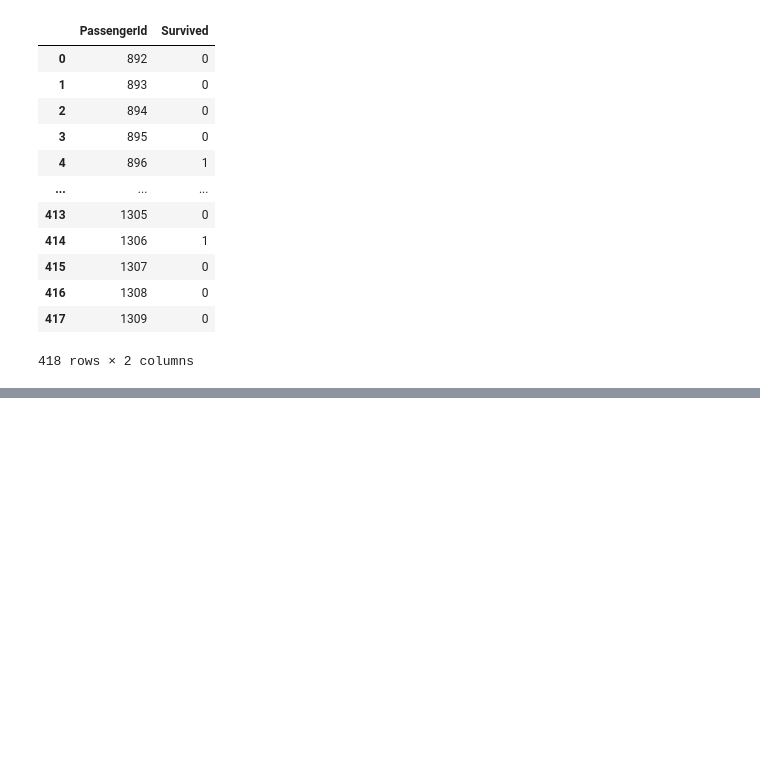
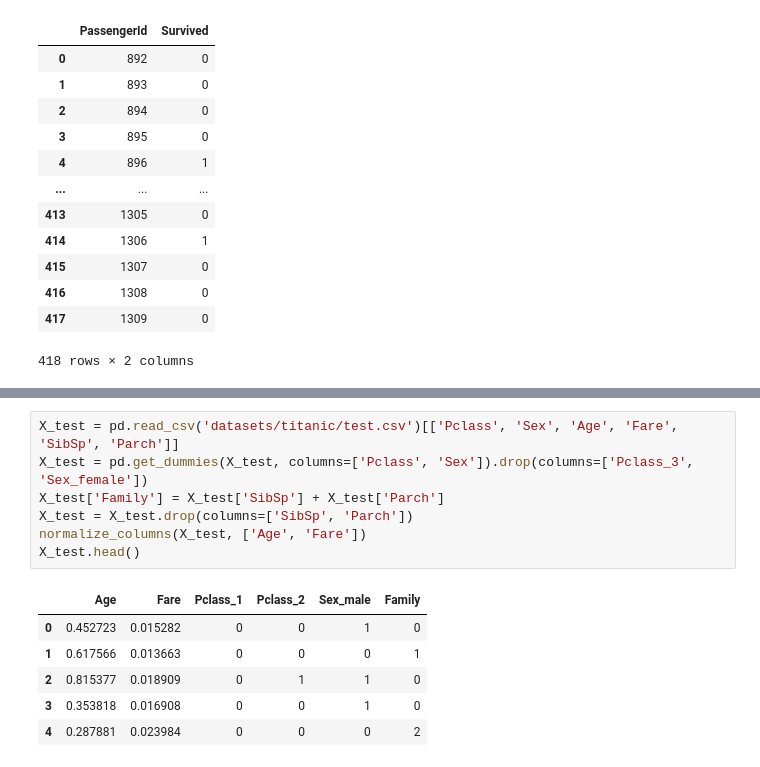
Before and after one commit to shehamane/kurilib-ml, a Jupyter notebook: titanic.ipynb, the cells around one changed output, grey strips where cells are left out. Saved outputs shown, nothing was run; the diff lists cells and outputs as text; blank space fills up the shorter version.

```diff
--- a/titanic.ipynb
+++ b/titanic.ipynb
@@ -458,0 +561,14 @@ predicts_df
+# %%
+X_test = pd.read_csv('datasets/titanic/test.csv')[['Pclass', 'Sex', 'Age', 'Fare', 'SibSp', 'Parch']]
+X_test = pd.get_dummies(X_test, columns=['Pclass', 'Sex']).drop(columns=['Pclass_3', 'Sex_female'])
+X_test['Family'] = X_test['SibSp'] + X_test['Parch']
+X_test = X_test.drop(columns=['SibSp', 'Parch'])
+normalize_columns(X_test, ['Age', 'Fare'])
+X_test.head()
+# %% [output]
+|  | Age | Fare | Pclass_1 | Pclass_2 | Sex_male | Family |
+| 0 | 0.452723 | 0.015282 | 0 | 0 | 1 | 0 |
+| 1 | 0.617566 | 0.013663 | 0 | 0 | 0 | 1 |
+| 2 | 0.815377 | 0.018909 | 0 | 1 | 1 | 0 |
+| 3 | 0.353818 | 0.016908 | 0 | 0 | 1 | 0 |
+| 4 | 0.287881 | 0.023984 | 0 | 0 | 0 | 2 |
```
Also changed, not shown: parts of 13 cells of this notebook, 21 other files.
